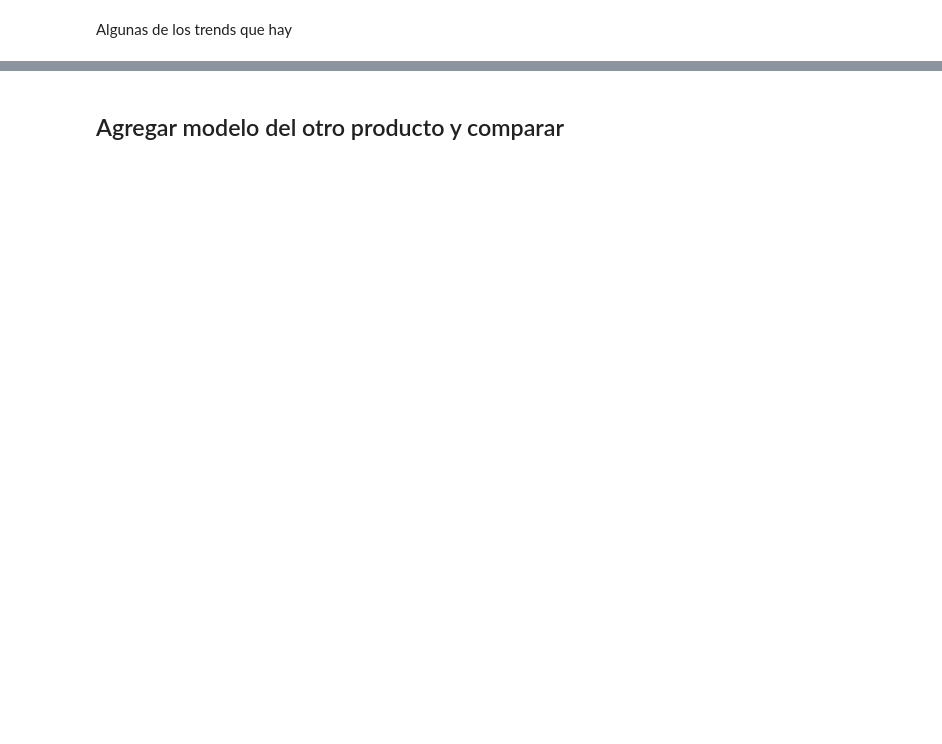
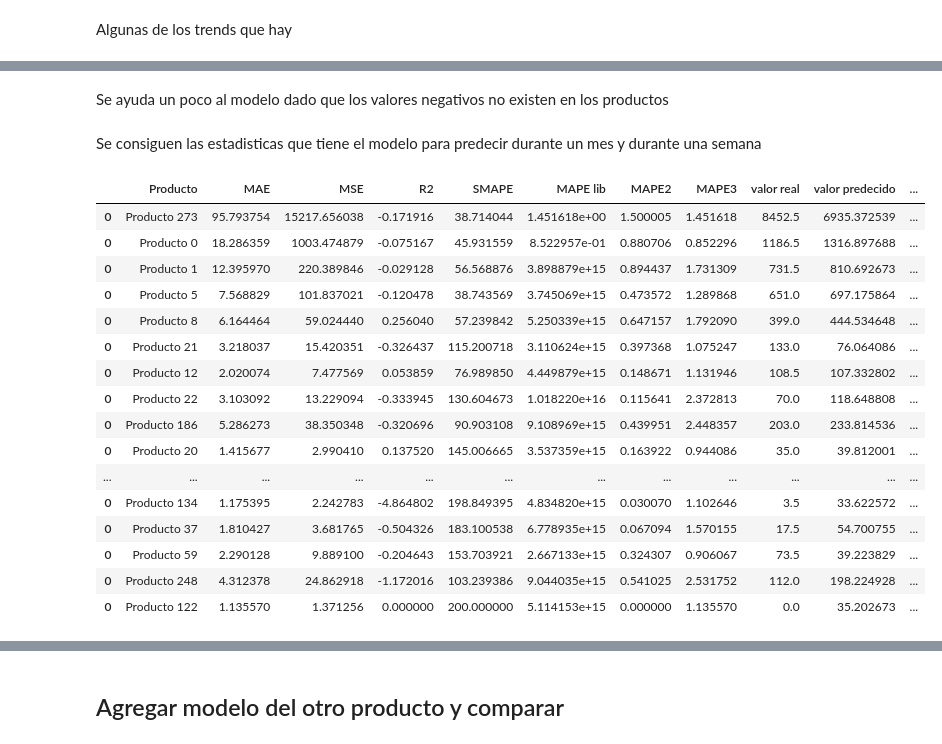
Before and after one commit to Racoo203/colchoncitos, a Jupyter notebook: Histgradientboosting.ipynb, the cells around one changed output, grey strips where cells are left out. Cells and saved outputs as stored; diff of their text form; code cells hidden in the pictures; blank space fills up the shorter version.

```diff
--- a/Histgradientboosting.ipynb
+++ b/Histgradientboosting.ipynb
@@ -288,0 +242,9 @@ forecaster.predict(50).loc["2023-11-22":"2023-11-28"]
+# %%
+models = pd.DataFrame()
+for i in dictes.keys():
+    models = pd.concat([models, dictes[i][["lags","learning_rate","max_depth","max_iter","Producto","mean_absolute_error"]].head(1)], axis=0)
+models.index = models["Producto"]
+models["max_depth"] = models["max_depth"].astype(int)
+models["max_iter"] = models["max_iter"].astype(int)
+models.loc["Producto 273","max_iter"]= 500
+#models.to_csv("modelsHGB.csv")
@@ -288,0 +253,3 @@ forecaster.predict(50).loc["2023-11-22":"2023-11-28"]
+# %%
+month_pred = pd.DataFrame()
+week_pred = pd.DataFrame()
@@ -288,0 +266,2 @@ forecaster.predict(50).loc["2023-11-22":"2023-11-28"]
+# %% [markdown]
+Se ayuda un poco al modelo dado que los valores negativos no existen en los productos
@@ -288,0 +274,39 @@ forecaster.predict(50).loc["2023-11-22":"2023-11-28"]
+# %% [markdown]
+Se consiguen las estadisticas que tiene el modelo para predecir durante un mes y durante una semana
+# %%
+stats_mes = pd.DataFrame()
+for i in month_pred.columns:
+    y_pred = month_pred[i]
+    y_test = data.loc["2023-12-01":"2023-12-31",i]
+    mae = mean_absolute_error(y_true=y_test, y_pred=y_pred)
+    mape = mean_absolute_percentage_error(y_true=y_test, y_pred=y_pred)
+    mse = mean_squared_error(y_true=y_test, y_pred=y_pred)
+    r2 = r2_score(y_true=y_test, y_pred=y_pred)
+    mape2 = abs((y_pred - y_test)/y_test).replace([np.inf, -np.inf], np.log(0.9999999999999999999999999)).dropna().sum()/30
+    mape3 = (np.abs((y_test - y_pred)/np.where(y_test==0, 1, y_test))).mean()
+    smape = 1/len(y_test) * np.sum(2*np.abs(y_pred - y_test)/(np.abs(y_pred) + np.abs(y_test))*100)
+    valor_real = y_test.sum()
+    valor_pred = y_pred.sum()
+    error = (valor_real - valor_pred)/valor_real
+    error_semanal = error/4 * 100
+    stats_mes = pd.concat([stats_mes, pd.DataFrame({"Producto":i, "MAE":mae, "MSE":mse, "R2":r2, "SMAPE": smape,"MAPE lib":mape,"MAPE2":mape2,"MAPE3":mape3, "valor real":
+        valor_real, "valor predecido": valor_pred, "error":error*100, "error por semana": error_semanal}, index=[0])], axis=0)
+stats_mes
+# %% [output]
+|  | Producto | MAE | MSE | R2 | SMAPE | MAPE lib | MAPE2 | MAPE3 | valor real | valor predecido | ... |
+| 0 | Producto 273 | 95.793754 | 15217.656038 | -0.171916 | 38.714044 | 1.451618e+00 | 1.500005 | 1.451618 | 8452.5 | 6935.372539 | ... |
+| 0 | Producto 0 | 18.286359 | 1003.474879 | -0.075167 | 45.931559 | 8.522957e-01 | 0.880706 | 0.852296 | 1186.5 | 1316.897688 | ... |
+| 0 | Producto 1 | 12.395970 | 220.389846 | -0.029128 | 56.568876 | 3.898879e+15 | 0.894437 | 1.731309 | 731.5 | 810.692673 | ... |
+| 0 | Producto 5 | 7.568829 | 101.837021 | -0.120478 | 38.743569 | 3.745069e+15 | 0.473572 | 1.289868 | 651.0 | 697.175864 | ... |
+| 0 | Producto 8 | 6.164464 | 59.024440 | 0.256040 | 57.239842 | 5.250339e+15 | 0.647157 | 1.792090 | 399.0 | 444.534648 | ... |
+| 0 | Producto 21 | 3.218037 | 15.420351 | -0.326437 | 115.200718 | 3.110624e+15 | 0.397368 | 1.075247 | 133.0 | 76.064086 | ... |
+| 0 | Producto 12 | 2.020074 | 7.477569 | 0.053859 | 76.989850 | 4.449879e+15 | 0.148671 | 1.131946 | 108.5 | 107.332802 | ... |
+| 0 | Producto 22 | 3.103092 | 13.229094 | -0.333945 | 130.604673 | 1.018220e+16 | 0.115641 | 2.372813 | 70.0 | 118.648808 | ... |
+| 0 | Producto 186 | 5.286273 | 38.350348 | -0.320696 | 90.903108 | 9.108969e+15 | 0.439951 | 2.448357 | 203.0 | 233.814536 | ... |
+| 0 | Producto 20 | 1.415677 | 2.990410 | 0.137520 | 145.006665 | 3.537359e+15 | 0.163922 | 0.944086 | 35.0 | 39.812001 | ... |
+| ... | ... | ... | ... | ... | ... | ... | ... | ... | ... | ... | ... |
+| 0 | Producto 134 | 1.175395 | 2.242783 | -4.864802 | 198.849395 | 4.834820e+15 | 0.030070 | 1.102646 | 3.5 | 33.622572 | ... |
+| 0 | Producto 37 | 1.810427 | 3.681765 | -0.504326 | 183.100538 | 6.778935e+15 | 0.067094 | 1.570155 | 17.5 | 54.700755 | ... |
+| 0 | Producto 59 | 2.290128 | 9.889100 | -0.204643 | 153.703921 | 2.667133e+15 | 0.324307 | 0.906067 | 73.5 | 39.223829 | ... |
+| 0 | Producto 248 | 4.312378 | 24.862918 | -1.172016 | 103.239386 | 9.044035e+15 | 0.541025 | 2.531752 | 112.0 | 198.224928 | ... |
+| 0 | Producto 122 | 1.135570 | 1.371256 | 0.000000 | 200.000000 | 5.114153e+15 | 0.000000 | 1.135570 | 0.0 | 35.202673 | ... |
```
Also changed, not shown: parts of 40 cells of this notebook, 3 other files.
